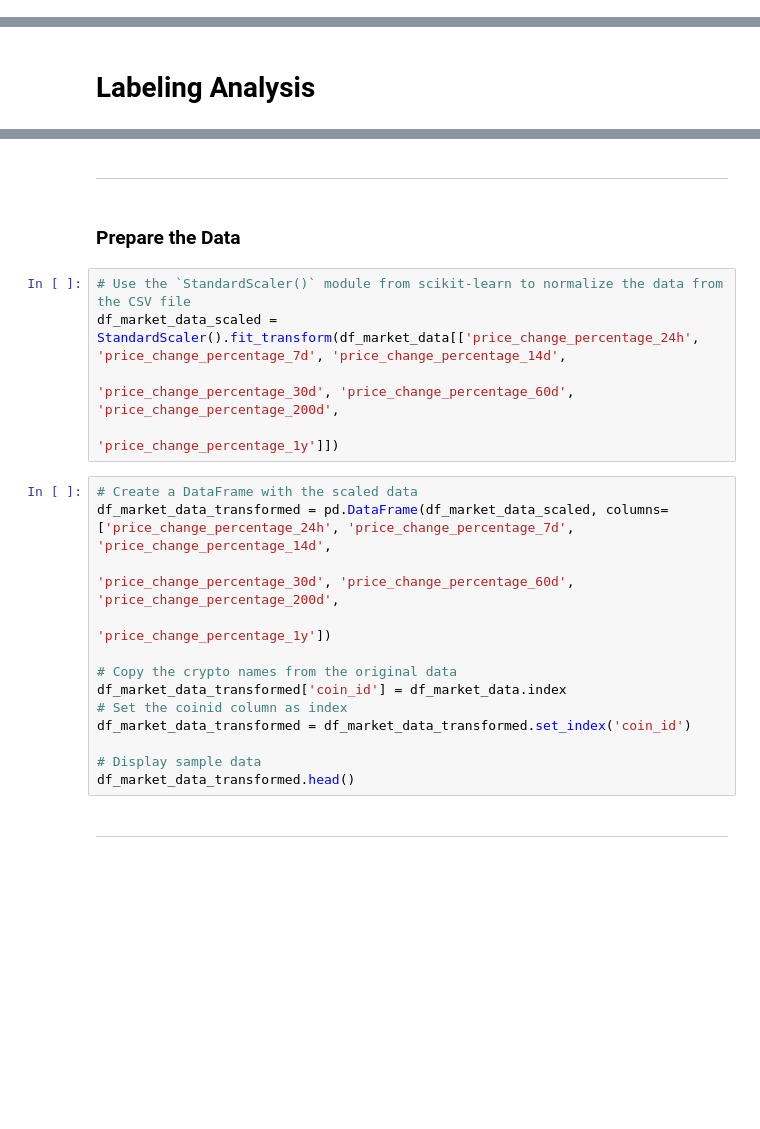
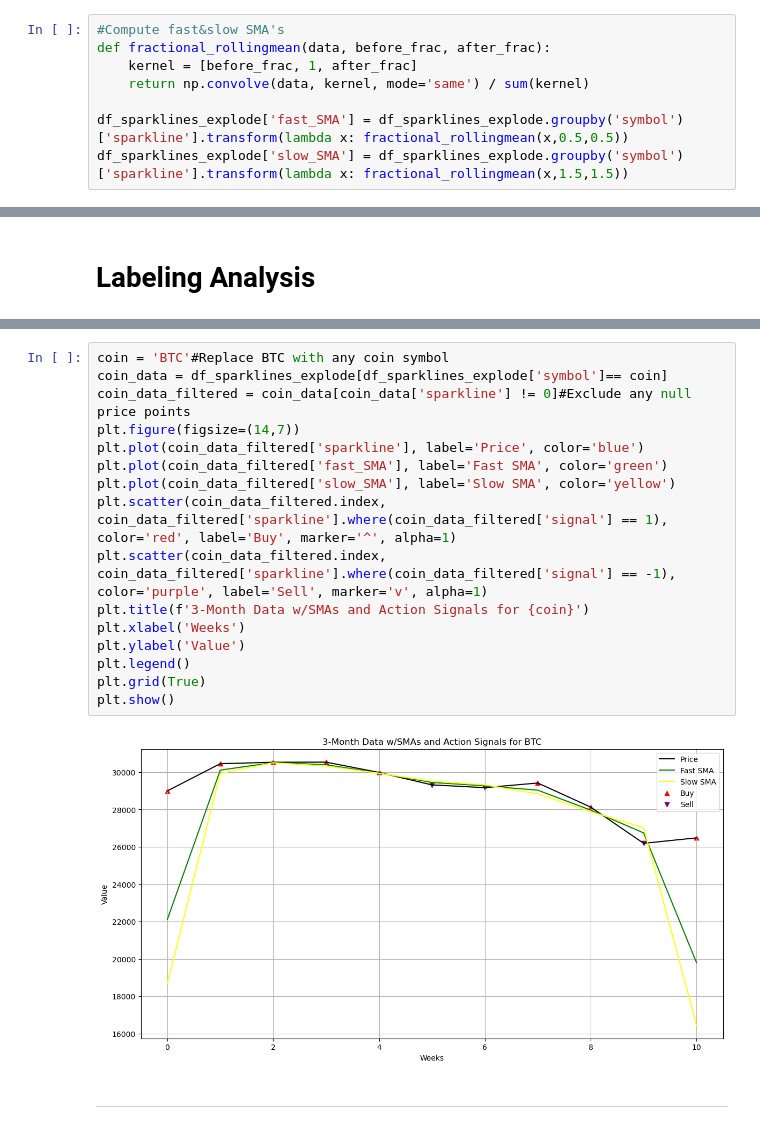
Before and after one commit to bauzaj/CryptoCoins, a Jupyter notebook: Crypto_Clustering1.ipynb, the cells around one changed output, grey strips where cells are left out. Saved outputs shown, nothing was run; the diff lists cells and outputs as text; blank space fills up the shorter version.

```diff
--- a/Crypto_Clustering1.ipynb
+++ b/Crypto_Clustering1.ipynb
@@ -211,0 +153,8 @@ Name: uuid, dtype: int64
+# %%
+#Compute fast&slow SMA's
+def fractional_rollingmean(data, before_frac, after_frac):
+    kernel = [before_frac, 1, after_frac]
+    return np.convolve(data, kernel, mode='same') / sum(kernel)
+
+df_sparklines_explode['fast_SMA'] = df_sparklines_explode.groupby('symbol')['sparkline'].transform(lambda x: fractional_rollingmean(x,0.5,0.5))
+df_sparklines_explode['slow_SMA'] = df_sparklines_explode.groupby('symbol')['sparkline'].transform(lambda x: fractional_rollingmean(x,1.5,1.5))
@@ -228,24 +176,20 @@ plt.show()
+# %%
+coin = 'BTC'#Replace BTC with any coin symbol
+coin_data = df_sparklines_explode[df_sparklines_explode['symbol']== coin]
+coin_data_filtered = coin_data[coin_data['sparkline'] != 0]#Exclude any null price points
+plt.figure(figsize=(14,7))
+plt.plot(coin_data_filtered['sparkline'], label='Price', color='blue')
+plt.plot(coin_data_filtered['fast_SMA'], label='Fast SMA', color='green')
+plt.plot(coin_data_filtered['slow_SMA'], label='Slow SMA', color='yellow')
+plt.scatter(coin_data_filtered.index, coin_data_filtered['sparkline'].where(coin_data_filtered['signal'] == 1), color='red', label='Buy', marker='^', alpha=1)
+plt.scatter(coin_data_filtered.index, coin_data_filtered['sparkline'].where(coin_data_filtered['signal'] == -1), color='purple', label='Sell', marker='v', alpha=1)
+plt.title(f'3-Month Data w/SMAs and Action Signals for {coin}')
+plt.xlabel('Weeks')
+plt.ylabel('Value')
+plt.legend()
+plt.grid(True)
+plt.show()
+# %% [output]
+[figure, added]
 # %% [markdown]
 ---
-# %% [markdown]
-### Prepare the Data
-# %%
-# Use the `StandardScaler()` module from scikit-learn to normalize the data from the CSV file
-df_market_data_scaled = StandardScaler().fit_transform(df_market_data[['price_change_percentage_24h', 'price_change_percentage_7d', 'price_change_percentage_14d',
-                                                                       'price_change_percentage_30d', 'price_change_percentage_60d', 'price_change_percentage_200d',
-                                                                       'price_change_percentage_1y']])
-# %%
-# Create a DataFrame with the scaled data
-df_market_data_transformed = pd.DataFrame(df_market_data_scaled, columns=['price_change_percentage_24h', 'price_change_percentage_7d', 'price_change_percentage_14d',
-                                                                           'price_change_percentage_30d', 'price_change_percentage_60d', 'price_change_percentage_200d',
-                                                                           'price_change_percentage_1y'])
-
-# Copy the crypto names from the original data
-df_market_data_transformed['coin_id'] = df_market_data.index
-# Set the coinid column as index
-df_market_data_transformed = df_market_data_transformed.set_index('coin_id')
-
-# Display sample data
-df_market_data_transformed.head()
-# %% [markdown]
----
```
Also changed, not shown: parts of 52 cells of this notebook.
